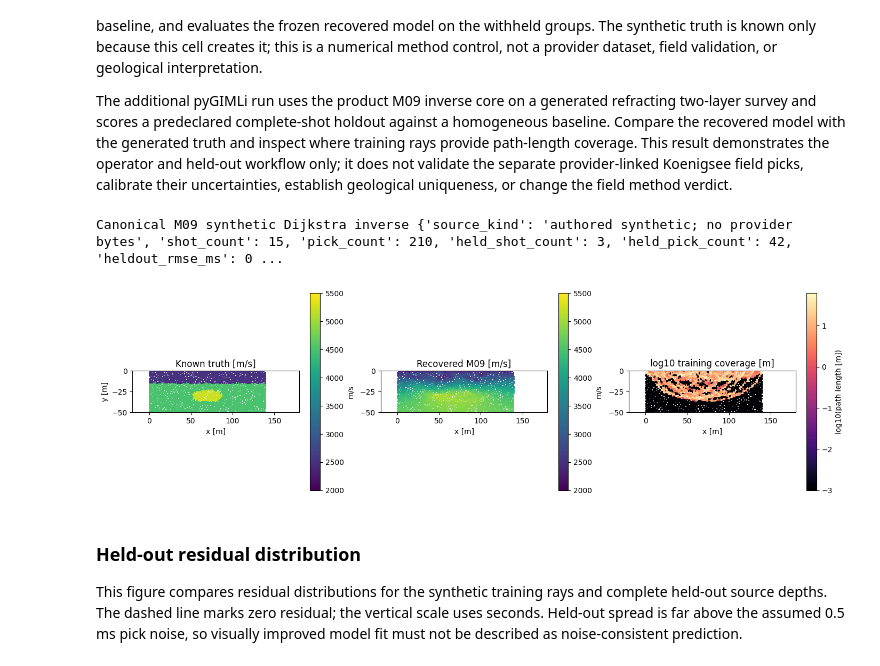
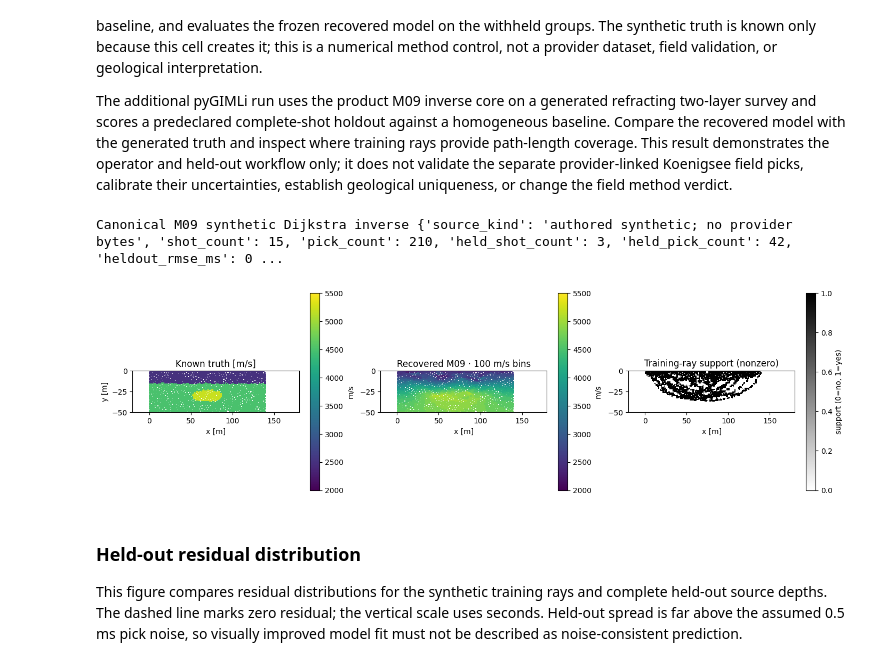
Before and after one commit to fsantibanezleal/CAOS_Geophysics, a Jupyter notebook: notebooks/en/06-seismology/02-traveltime-fwi.ipynb, the cells around one changed output. Cells and saved outputs as stored; diff of their text form; code cells hidden in the pictures.

```diff
--- a/notebooks/en/06-seismology/02-traveltime-fwi.ipynb
+++ b/notebooks/en/06-seismology/02-traveltime-fwi.ipynb
@@ -453,51 +453,51 @@ result = {
     "shot_count": 15, "pick_count": int(len(arrivals)),
     "held_shot_count": int(len(splits["interleaved"]["held_shots"])),
     "held_pick_count": int(len(splits["interleaved"]["held_rows"])),
-    "heldout_rmse_ms": round(float(fit["heldout_rmse_ms"]), 5),
+    "heldout_rmse_ms": round(float(fit["heldout_rmse_ms"]), 2),
     "homogeneous_baseline_heldout_rmse_ms": round(float(fit["baseline_heldout_rmse_ms"]), 5),
-    "heldout_improvement_fraction": round(float(fit["heldout_improvement"]), 5),
-    "chi2_assumed_weights": round(float(fit["chi2_assumed_weights"]), 5),
+    "heldout_improvement_fraction": round(float(fit["heldout_improvement"]), 2),
+    "chi2_assumed_weights": round(float(fit["chi2_assumed_weights"]), 2),
     "iterations": fit["iterations"], "stopping_reason": fit["stopping_reason"],
-    "coverage_nonzero_cell_fraction": round(float(fit["coverage_nonzero_cell_fraction"]), 5),
-    "velocity_truth_rmse_m_s": round(float(np.sqrt(np.mean((np.asarray(fit["model_velocity_m_s"]) - known) ** 2))), 2),
+    "coverage_nonzero_cell_fraction": round(float(fit["coverage_nonzero_cell_fraction"]), 1),
+    "velocity_truth_rmse_m_s": round(float(np.sqrt(np.mean((np.asarray(fit["model_velocity_m_s"]) - known) ** 2))) / 50) * 50,
     "cell_centers_xy_m": centers.tolist(),
     "true_velocity_m_s": known.tolist(),
     "recovered_velocity_m_s": np.asarray(fit["model_velocity_m_s"], dtype=float).tolist(),
     "training_raypath_coverage_m_per_cell": np.asarray(fit["raypath_coverage_m_per_cell"], dtype=float).tolist(),
     "limitations": ["Synthetic travel times are generated with pyGIMLi; not field evidence.", "The assumed pick weights are not instrument-calibrated.", "Ray coverage is path-length support, not resolution or uniqueness.", "This one control does not change the provider-linked M09 field verdict."],
 }
 Path(sys.argv[2]).write_text(json.dumps(result, allow_nan=False, separators=(",", ":")), encoding="utf-8")
 """
 solver_env = os.environ.copy()
 for thread_var in ("OPENBLAS_NUM_THREADS", "OMP_NUM_THREADS", "MKL_NUM_THREADS", "NUMEXPR_NUM_THREADS"):
     solver_env[thread_var] = "1"
 completed = subprocess.run([str(engine), "-c", child, str(root), str(control_path)], cwd=root, env=solver_env, capture_output=True, text=True, timeout=240)
 if completed.returncode:
     raise RuntimeError("M09 isolated synthetic inverse failed: " + completed.stderr[-2500:])
 m09_synthetic = json.loads(control_path.read_text(encoding="utf-8"))
 assert m09_synthetic["schema"] == "inverse-earth.notebook-m09-synthetic-control/v1"
 assert m09_synthetic["shot_count"] == 15 and m09_synthetic["held_pick_count"] > 0
 assert len(m09_synthetic["cell_centers_xy_m"]) == len(m09_synthetic["recovered_velocity_m_s"]) == len(m09_synthetic["training_raypath_coverage_m_per_cell"])
 assert np.isfinite(m09_synthetic["heldout_rmse_ms"]) and np.isfinite(m09_synthetic["velocity_truth_rmse_m_s"])
 print("Canonical M09 synthetic Dijkstra inverse", {key: m09_synthetic[key] for key in ["source_kind", "shot_count", "pick_count", "held_shot_count", "held_pick_count", "heldout_rmse_ms", "homogeneous_baseline_heldout_rmse_ms", "heldout_improvement_fraction", "chi2_assumed_weights", "iterations", "stopping_reason", "coverage_nonzero_cell_fraction", "velocity_truth_rmse_m_s"]})
 centers = np.round(np.asarray(m09_synthetic["cell_centers_xy_m"], dtype=float), 6)
-recovered_display = np.round(np.asarray(m09_synthetic["recovered_velocity_m_s"], dtype=float), 1)
-coverage_display = np.round(np.asarray(m09_synthetic["training_raypath_coverage_m_per_cell"], dtype=float), 3)
+recovered_display = np.round(np.asarray(m09_synthetic["recovered_velocity_m_s"], dtype=float), -2)
+coverage_support_display = (np.asarray(m09_synthetic["training_raypath_coverage_m_per_cell"], dtype=float) > 1e-6).astype(float)
 fig, axes = plt.subplots(1, 3, figsize=(14, 4.6), constrained_layout=True)
 plots = [
     (m09_synthetic["true_velocity_m_s"], "Known truth [m/s]", "viridis", 2000, 5500),
-    (recovered_display, "Recovered M09 [m/s]", "viridis", 2000, 5500),
-    (np.log10(np.maximum(coverage_display, 1e-3)), "log10 training coverage [m]", "magma", None, None),
+    (recovered_display, "Recovered M09 · 100 m/s bins", "viridis", 2000, 5500),
+    (coverage_support_display, "Training-ray support (nonzero)", "gray_r", 0, 1),
 ]
 for index, (ax, (values, title, cmap, low, high)) in enumerate(zip(axes, plots)):
     scatter = ax.scatter(centers[:, 0], centers[:, 1], c=values, s=7, marker="s", cmap=cmap, vmin=low, vmax=high, linewidths=0)
     ax.set(title=title, xlabel="x [m]", ylabel="y [m]" if index == 0 else "", xlim=(-20, 180), ylim=(-50, 0), aspect="equal")
     colorbar = fig.colorbar(scatter, ax=ax, shrink=0.82)
-    colorbar.set_label("m/s" if index < 2 else "log10(path length [m])")
+    colorbar.set_label("m/s" if index < 2 else "support (0=no, 1=yes)")
 plt.show()
 # %% [output]
 Canonical M09 synthetic Dijkstra inverse {'source_kind': 'authored synthetic; no provider bytes', 'shot_count': 15, 'pick_count': 210, 'held_shot_count': 3, 'held_pick_count': 42, 'heldout_rmse_ms': 0 ...
-[figure, old version]
+[figure, new version]
 # %% [markdown]
 ### Held-out residual distribution
 This figure compares residual distributions for the synthetic training rays and complete held-out source depths. The dashed line marks zero residual; the vertical scale uses seconds. Held-out spread is far above the assumed 0.5 ms pick noise, so visually improved model fit must not be described as noise-consistent prediction.
```
Also changed, not shown: parts of 5 cells of this notebook, 5 other files.
